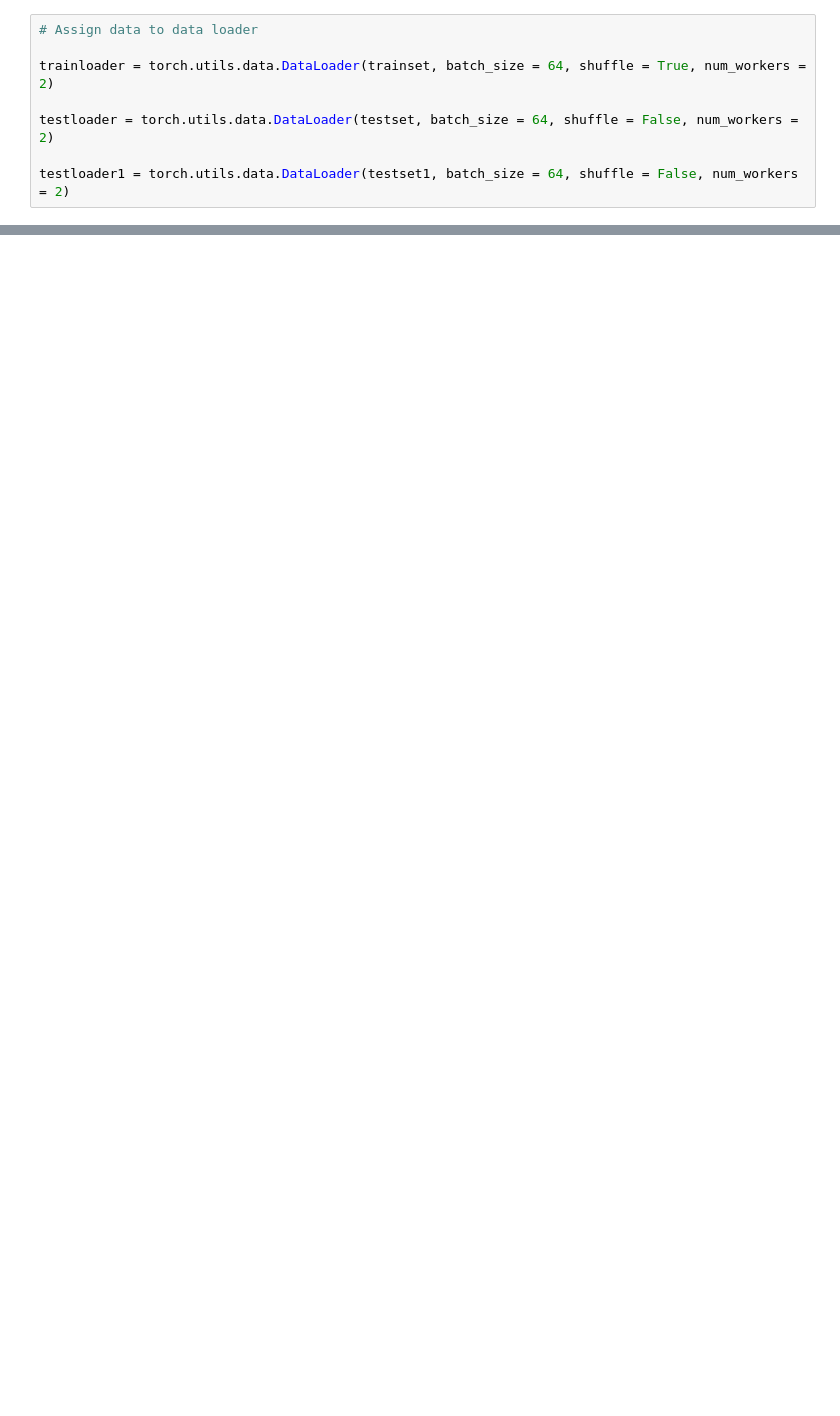
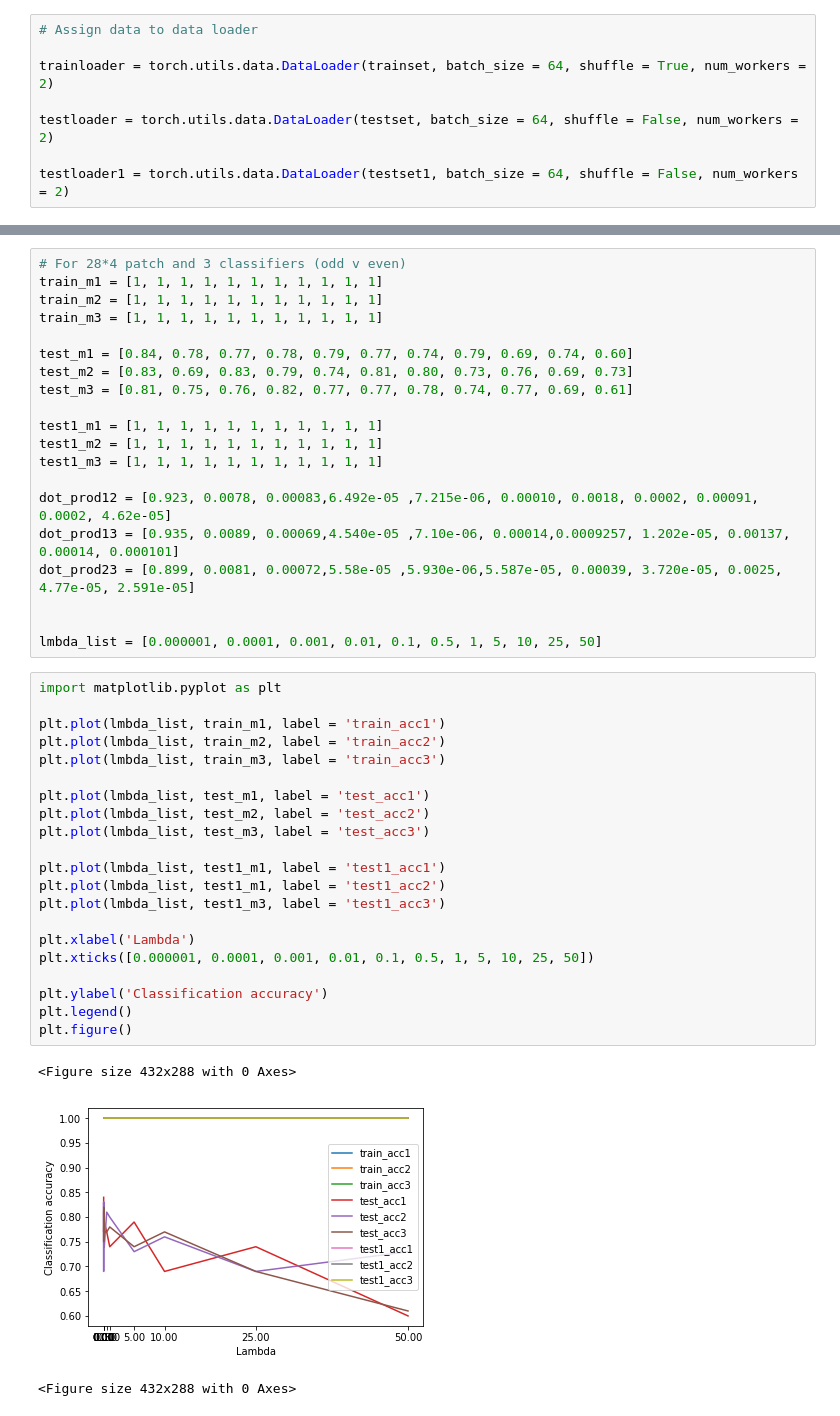
Before and after one commit to akshay-d-khare/Domain-adaptation, a Jupyter notebook: Experiment3_LinearModel.ipynb, the cells around one changed output, grey strips where cells are left out. Saved outputs shown, nothing was run; the diff lists cells and outputs as text; blank space fills up the shorter version.

```diff
--- a/Experiment3_LinearModel.ipynb
+++ b/Experiment3_LinearModel.ipynb
@@ -268,0 +413,45 @@ tensor([[0.0208]], grad_fn=<AbsBackward>)
+# %%
+# For 28*4 patch and 3 classifiers (odd v even)
+train_m1 = [1, 1, 1, 1, 1, 1, 1, 1, 1, 1, 1]
+train_m2 = [1, 1, 1, 1, 1, 1, 1, 1, 1, 1, 1]
+train_m3 = [1, 1, 1, 1, 1, 1, 1, 1, 1, 1, 1]
+
+test_m1 = [0.84, 0.78, 0.77, 0.78, 0.79, 0.77, 0.74, 0.79, 0.69, 0.74, 0.60]
+test_m2 = [0.83, 0.69, 0.83, 0.79, 0.74, 0.81, 0.80, 0.73, 0.76, 0.69, 0.73]
+test_m3 = [0.81, 0.75, 0.76, 0.82, 0.77, 0.77, 0.78, 0.74, 0.77, 0.69, 0.61]
+
+test1_m1 = [1, 1, 1, 1, 1, 1, 1, 1, 1, 1, 1]
+test1_m2 = [1, 1, 1, 1, 1, 1, 1, 1, 1, 1, 1]
+test1_m3 = [1, 1, 1, 1, 1, 1, 1, 1, 1, 1, 1]
+
+dot_prod12 = [0.923, 0.0078, 0.00083,6.492e-05 ,7.215e-06, 0.00010, 0.0018, 0.0002, 0.00091, 0.0002, 4.62e-05]
+dot_prod13 = [0.935, 0.0089, 0.00069,4.540e-05 ,7.10e-06, 0.00014,0.0009257, 1.202e-05, 0.00137, 0.00014, 0.000101]
+dot_prod23 = [0.899, 0.0081, 0.00072,5.58e-05 ,5.930e-06,5.587e-05, 0.00039, 3.720e-05, 0.0025, 4.77e-05, 2.591e-05]
+
+
+lmbda_list = [0.000001, 0.0001, 0.001, 0.01, 0.1, 0.5, 1, 5, 10, 25, 50]
+# %%
+import matplotlib.pyplot as plt
+
+plt.plot(lmbda_list, train_m1, label = 'train_acc1')
+plt.plot(lmbda_list, train_m2, label = 'train_acc2')
+plt.plot(lmbda_list, train_m3, label = 'train_acc3')
+
+plt.plot(lmbda_list, test_m1, label = 'test_acc1')
+plt.plot(lmbda_list, test_m2, label = 'test_acc2')
+plt.plot(lmbda_list, test_m3, label = 'test_acc3')
+
+plt.plot(lmbda_list, test1_m1, label = 'test1_acc1')
+plt.plot(lmbda_list, test1_m1, label = 'test1_acc2')
+plt.plot(lmbda_list, test1_m3, label = 'test1_acc3')
+
+plt.xlabel('Lambda')
+plt.xticks([0.000001, 0.0001, 0.001, 0.01, 0.1, 0.5, 1, 5, 10, 25, 50])
+
+plt.ylabel('Classification accuracy')
+plt.legend()
+plt.figure()
+# %% [output]
+<Figure size 432x288 with 0 Axes>
+[figure, added]
+<Figure size 432x288 with 0 Axes>
```
Also changed, not shown: parts of 16 cells of this notebook.
